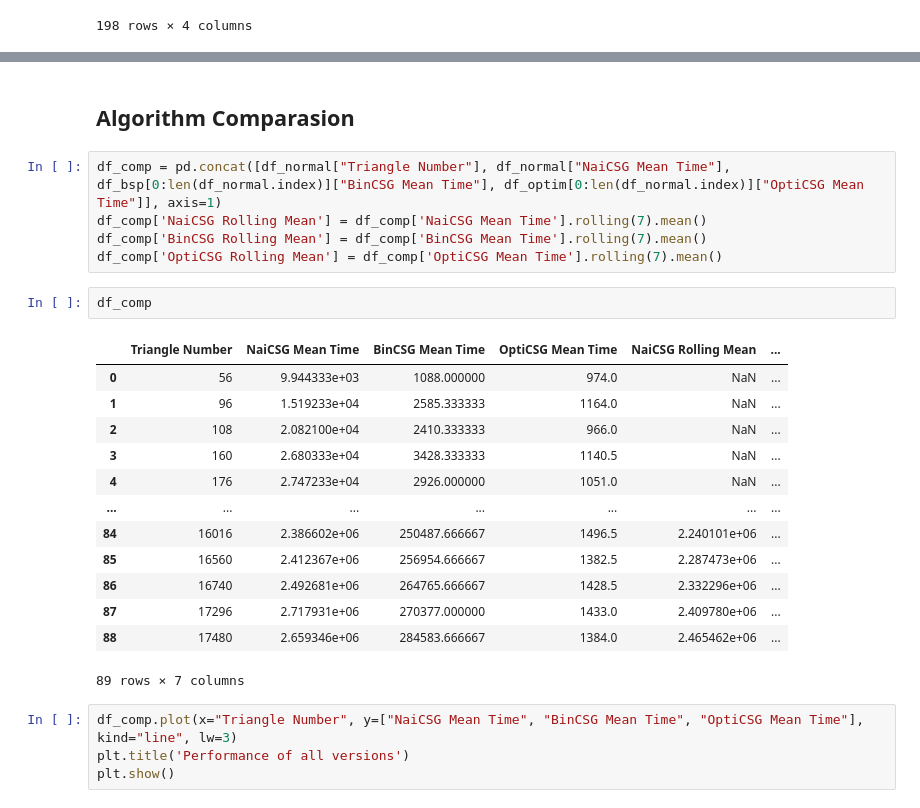
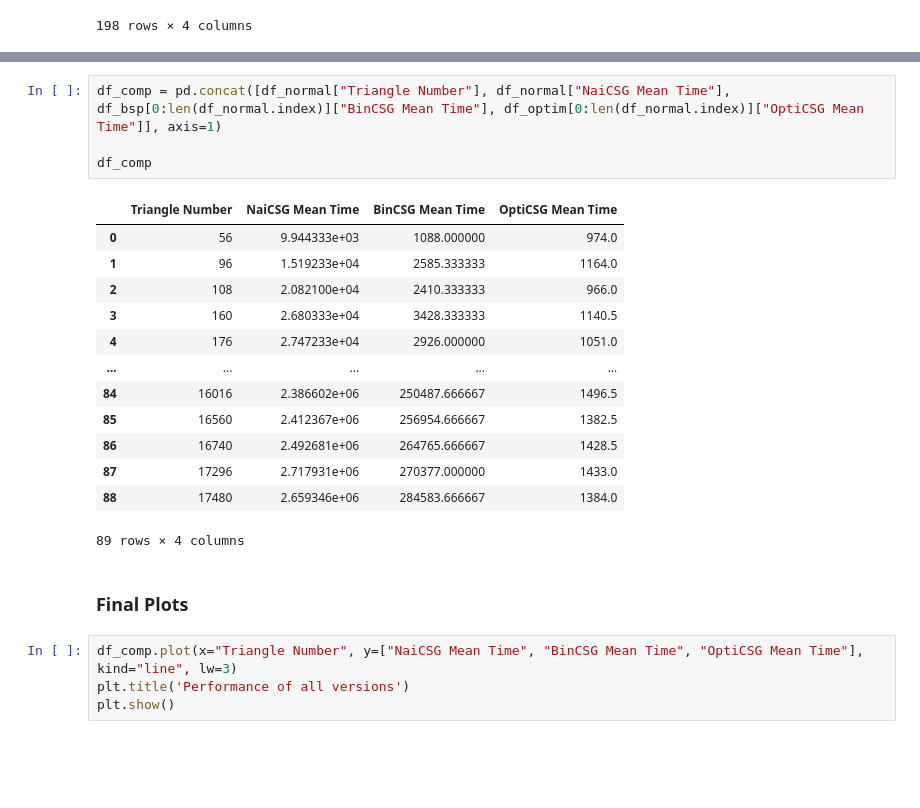
Before and after one commit to otmanesabir/bsc-thesis, a Jupyter notebook: data_analysis/analysis.ipynb, the cells around one changed output, grey strips where cells are left out. Saved outputs shown, nothing was run; the diff lists cells and outputs as text; blank space fills up the shorter version.

```diff
--- a/data_analysis/notebook.ipynb
+++ b/data_analysis/analysis.ipynb
@@ -146,26 +152,23 @@ plt.show()
-# %% [markdown]
-## Algorithm Comparasion
 # %%
 df_comp = pd.concat([df_normal["Triangle Number"], df_normal["NaiCSG Mean Time"], df_bsp[0:len(df_normal.index)]["BinCSG Mean Time"], df_optim[0:len(df_normal.index)]["OptiCSG Mean Time"]], axis=1)
-df_comp['NaiCSG Rolling Mean'] = df_comp['NaiCSG Mean Time'].rolling(7).mean()
-df_comp['BinCSG Rolling Mean'] = df_comp['BinCSG Mean Time'].rolling(7).mean()
-df_comp['OptiCSG Rolling Mean'] = df_comp['OptiCSG Mean Time'].rolling(7).mean()
+
+df_comp
+# %% [output]
+|  | Triangle Number | NaiCSG Mean Time | BinCSG Mean Time | OptiCSG Mean Time |
+| 0 | 56 | 9.944333e+03 | 1088.000000 | 974.0 |
+| 1 | 96 | 1.519233e+04 | 2585.333333 | 1164.0 |
+| 2 | 108 | 2.082100e+04 | 2410.333333 | 966.0 |
+| 3 | 160 | 2.680333e+04 | 3428.333333 | 1140.5 |
+| 4 | 176 | 2.747233e+04 | 2926.000000 | 1051.0 |
+| ... | ... | ... | ... | ... |
+| 84 | 16016 | 2.386602e+06 | 250487.666667 | 1496.5 |
+| 85 | 16560 | 2.412367e+06 | 256954.666667 | 1382.5 |
+| 86 | 16740 | 2.492681e+06 | 264765.666667 | 1428.5 |
+| 87 | 17296 | 2.717931e+06 | 270377.000000 | 1433.0 |
+| 88 | 17480 | 2.659346e+06 | 284583.666667 | 1384.0 |
+89 rows × 4 columns
-# %%
-df_comp
-# %% [output]
-|  | Triangle Number | NaiCSG Mean Time | BinCSG Mean Time | OptiCSG Mean Time | NaiCSG Rolling Mean | ... |
-| 0 | 56 | 9.944333e+03 | 1088.000000 | 974.0 | NaN | ... |
-| 1 | 96 | 1.519233e+04 | 2585.333333 | 1164.0 | NaN | ... |
-| 2 | 108 | 2.082100e+04 | 2410.333333 | 966.0 | NaN | ... |
-| 3 | 160 | 2.680333e+04 | 3428.333333 | 1140.5 | NaN | ... |
-| 4 | 176 | 2.747233e+04 | 2926.000000 | 1051.0 | NaN | ... |
-| ... | ... | ... | ... | ... | ... | ... |
-| 84 | 16016 | 2.386602e+06 | 250487.666667 | 1496.5 | 2.240101e+06 | ... |
-| 85 | 16560 | 2.412367e+06 | 256954.666667 | 1382.5 | 2.287473e+06 | ... |
-| 86 | 16740 | 2.492681e+06 | 264765.666667 | 1428.5 | 2.332296e+06 | ... |
-| 87 | 17296 | 2.717931e+06 | 270377.000000 | 1433.0 | 2.409780e+06 | ... |
-| 88 | 17480 | 2.659346e+06 | 284583.666667 | 1384.0 | 2.465462e+06 | ... |
-89 rows × 7 columns
+# %% [markdown]
+### Final Plots
 # %%
 df_comp.plot(x="Triangle Number", y=["NaiCSG Mean Time", "BinCSG Mean Time", "OptiCSG Mean Time"], kind="line", lw=3)
 plt.title('Performance of all versions')
```
Also changed, not shown: parts of 19 cells of this notebook, 1 other file.
